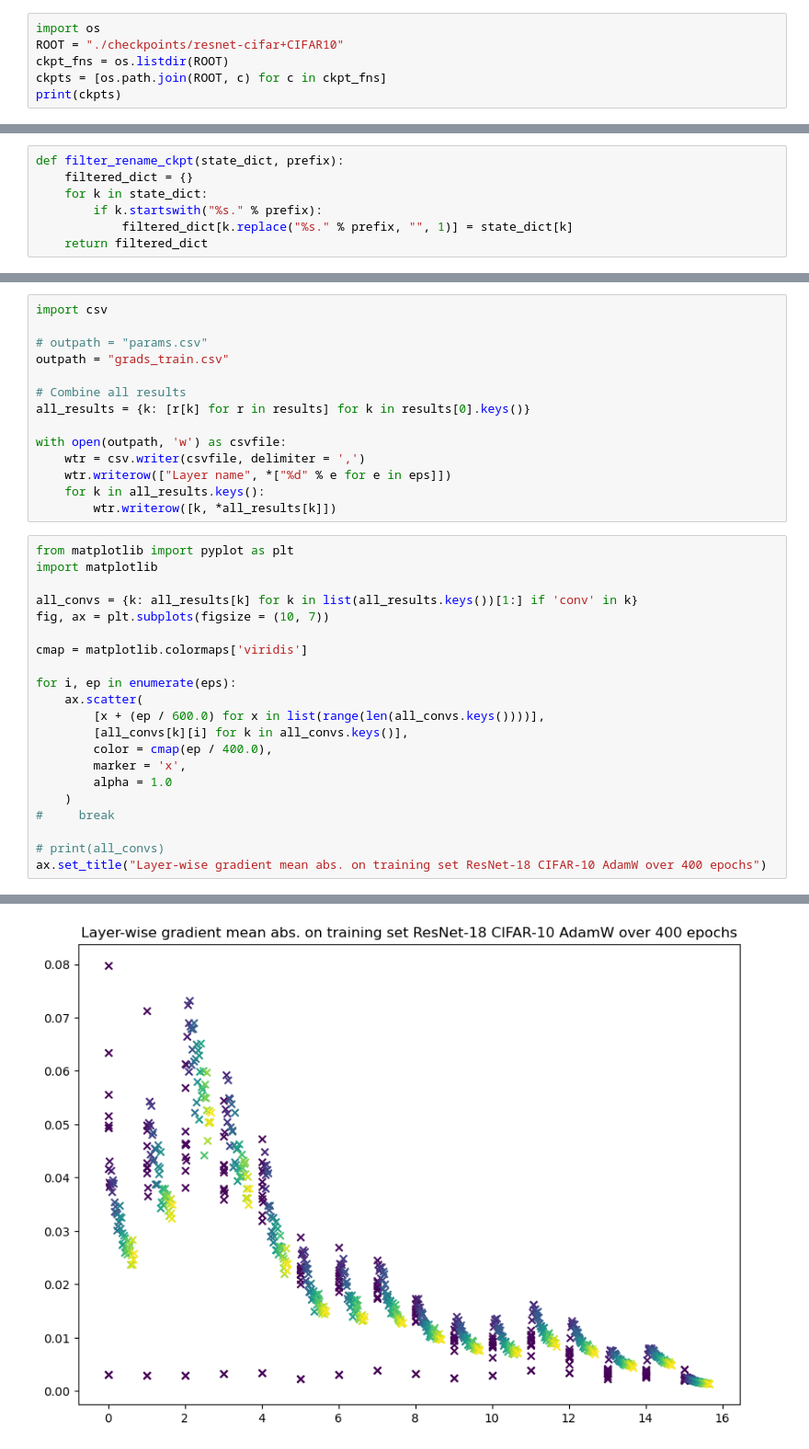
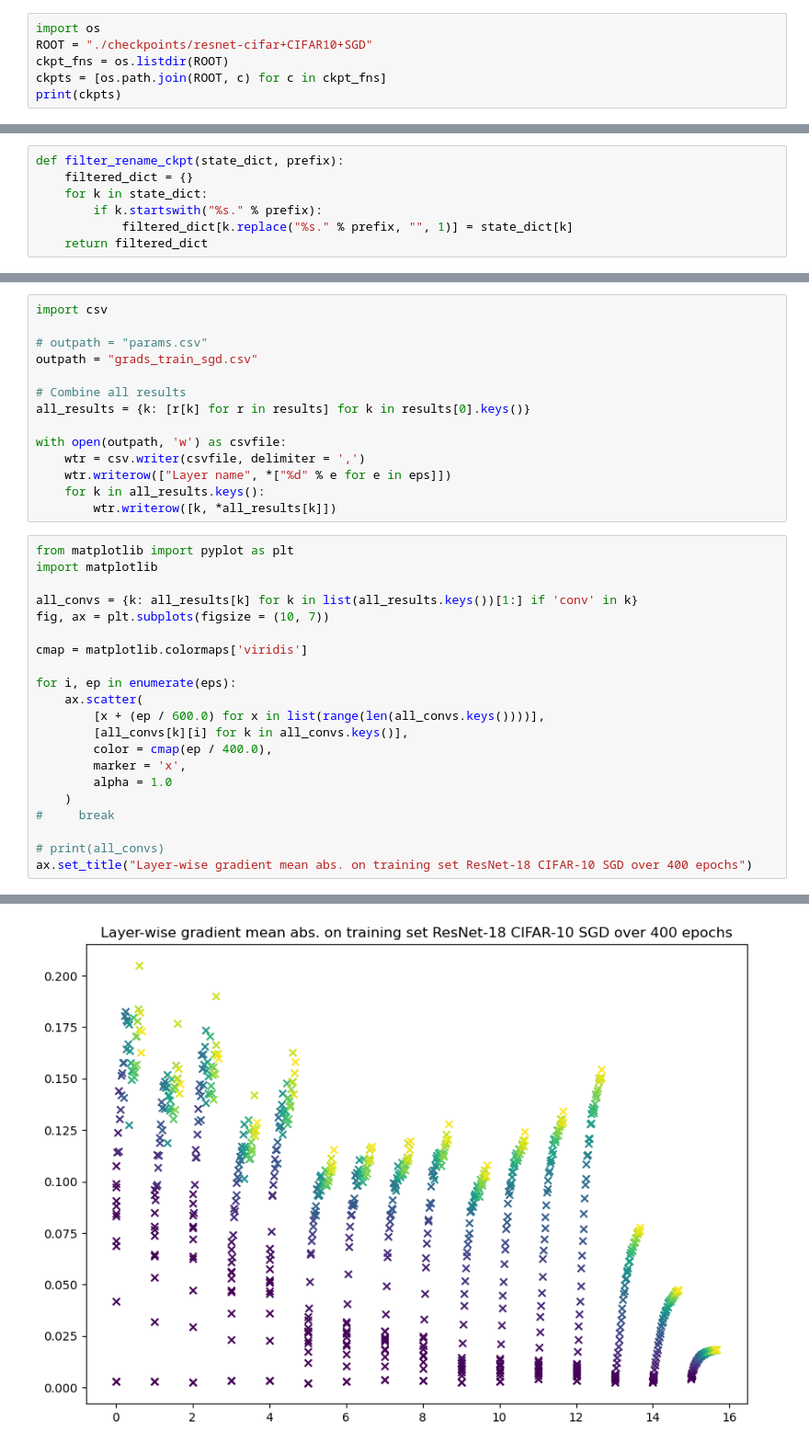
Before and after one commit to betairylia/Active-learning-features, a Jupyter notebook: Uncertainty-expr/Epoch evolution.ipynb, the cells around one changed output, grey strips where cells are left out. Shown at 92% size. Drawn from its saved outputs; the diff is of its cells as text.

```diff
--- a/Uncertainty-expr/Epoch evolution.ipynb
+++ b/Uncertainty-expr/Epoch evolution.ipynb
@@ -1,6 +1,6 @@
 # %%
 import os
-ROOT = "./checkpoints/resnet-cifar+CIFAR10"
+ROOT = "./checkpoints/resnet-cifar+CIFAR10+SGD"
 ckpt_fns = os.listdir(ROOT)
 ckpts = [os.path.join(ROOT, c) for c in ckpt_fns]
 print(ckpts)
@@ -253,7 +253,7 @@ no_maxpool:True
 import csv
 
 # outpath = "params.csv"
-outpath = "grads_train.csv"
+outpath = "grads_train_sgd.csv"
 
 # Combine all results
 all_results = {k: [r[k] for r in results] for k in results[0].keys()}
@@ -283,5 +283,5 @@ for i, ep in enumerate(eps):
 #     break
 
 # print(all_convs)
-ax.set_title("Layer-wise gradient mean abs. on training set ResNet-18 CIFAR-10 AdamW over 400 epochs")
+ax.set_title("Layer-wise gradient mean abs. on training set ResNet-18 CIFAR-10 SGD over 400 epochs")
 # %% [output]
@@ -289 +289 @@ Text(0.5, 1.0, 'Layer-wise gradient mean abs. on training set ResNet-18 CIFAR-10
-[figure, old version]
+[figure, new version]
```
Also changed, not shown: parts of 3 cells of this notebook, 22 other files.
